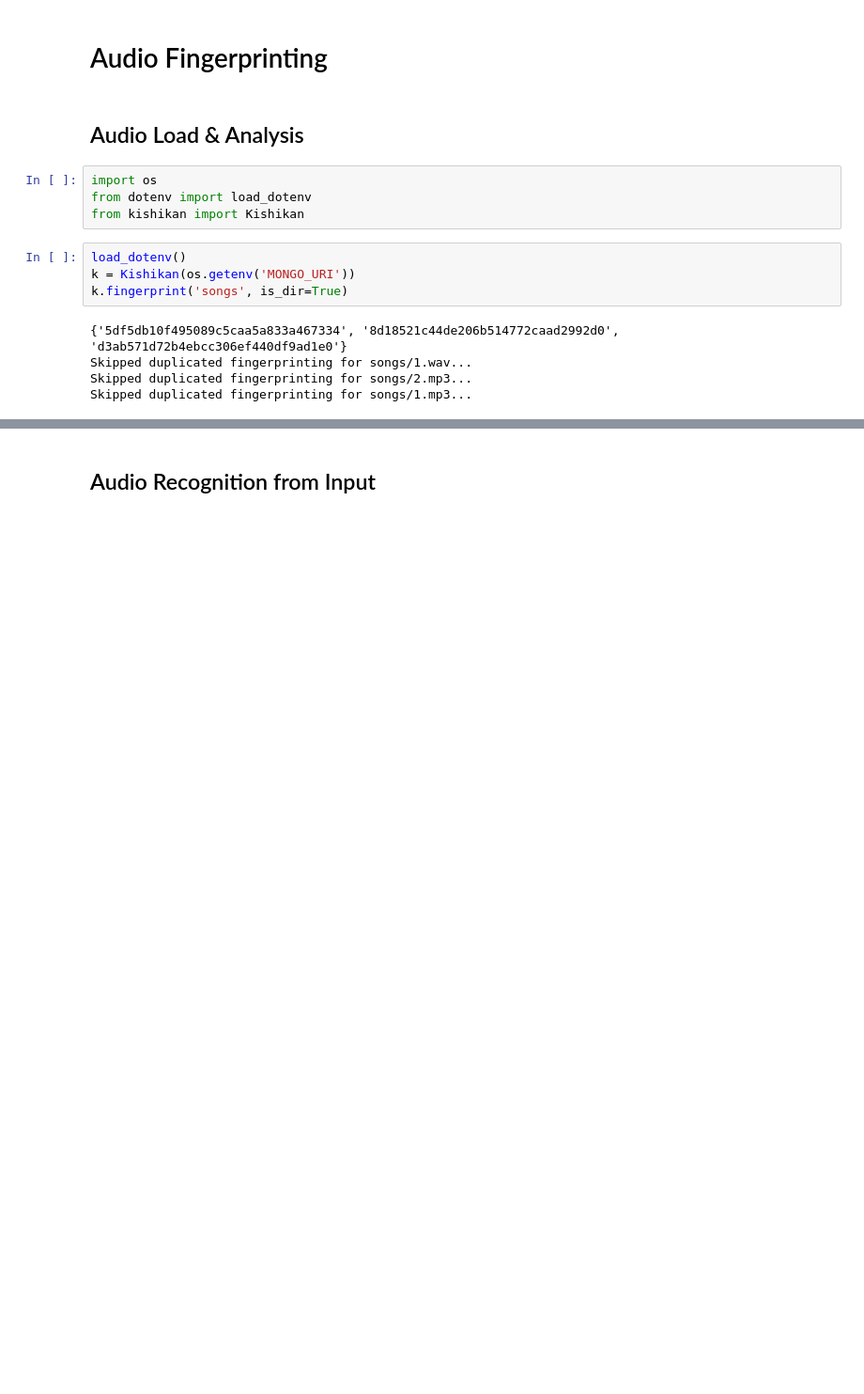
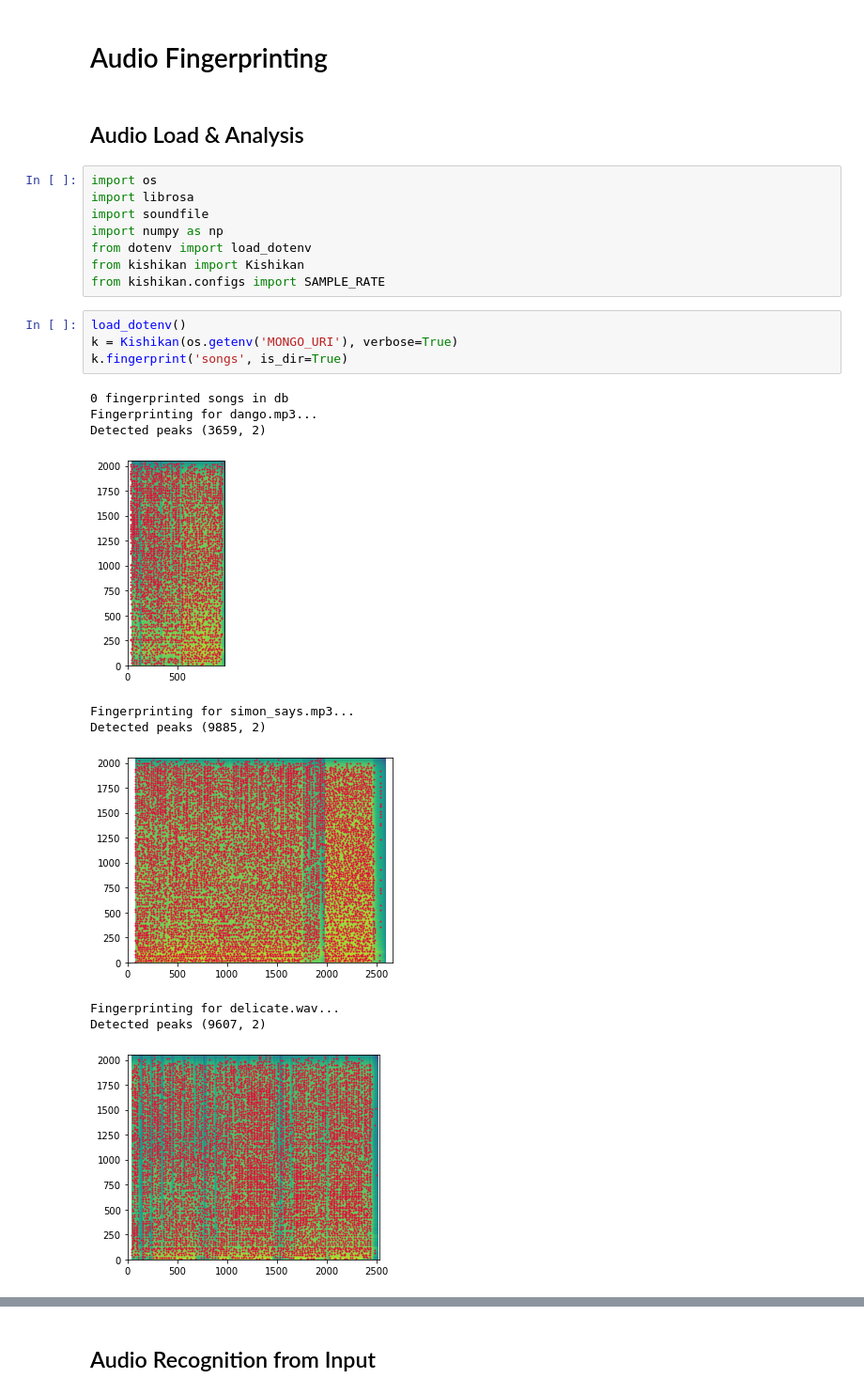
Before and after one commit to mikezzb/song-recognition, a Jupyter notebook: backend/audio_fingerprinting.ipynb, the cells around one changed output, grey strips where cells are left out. Shown at 94% size. Cells and saved outputs as stored; diff of their text form; blank space fills up the shorter version.

```diff
--- a/backend/audio_fingerprinting.ipynb
+++ b/backend/audio_fingerprinting.ipynb
@@ -4,14 +4,24 @@
 ## Audio Load & Analysis
 # %%
 import os
+import librosa
+import soundfile
+import numpy as np
 from dotenv import load_dotenv
 from kishikan import Kishikan
+from kishikan.configs import SAMPLE_RATE
 # %%
 load_dotenv()
-k = Kishikan(os.getenv('MONGO_URI'))
+k = Kishikan(os.getenv('MONGO_URI'), verbose=True)
 k.fingerprint('songs', is_dir=True)
 # %% [output]
-{'5df5db10f495089c5caa5a833a467334', '8d18521c44de206b514772caad2992d0', 'd3ab571d72b4ebcc306ef440df9ad1e0'}
-Skipped duplicated fingerprinting for songs/1.wav...
-Skipped duplicated fingerprinting for songs/2.mp3...
-Skipped duplicated fingerprinting for songs/1.mp3...
+0 fingerprinted songs in db
+Fingerprinting for dango.mp3...
+Detected peaks (3659, 2)
+[figure, added]
+Fingerprinting for simon_says.mp3...
+Detected peaks (9885, 2)
+[figure, added]
+Fingerprinting for delicate.wav...
+Detected peaks (9607, 2)
+[figure, added]
```
Also changed, not shown: parts of 5 cells of this notebook, 2 other files.
